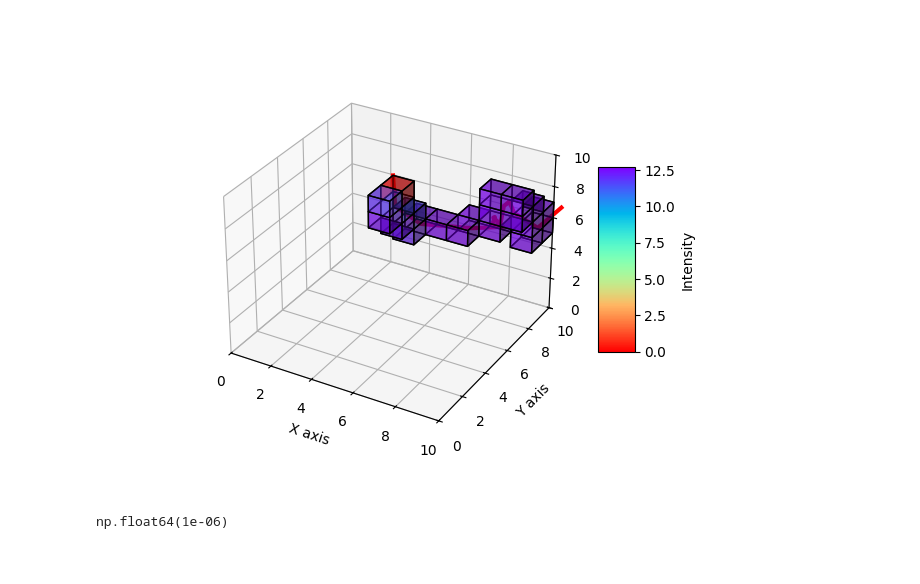
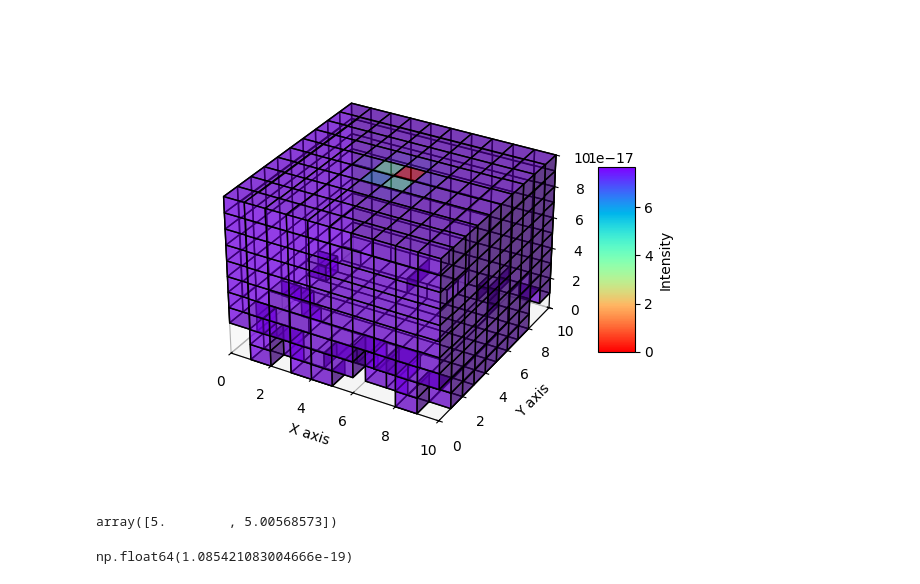
Before and after one commit to Adrian998obs/AtmosphericScattering, a Jupyter notebook: simulation.ipynb, the cells around one changed output. Saved outputs shown, nothing was run; the diff lists cells and outputs as text; code cells hidden in the pictures.

```diff
--- a/simulation.ipynb
+++ b/simulation.ipynb
@@ -178,45 +223,47 @@ class Simulation:
                 photon.energy_loss(tau)
                 photon.move(tau, theta, phi)
 # %%
-N = 1
+
 boxsize = (10, 10, 10)
-x, y, z = boxsize[0]/2, boxsize[1]/2, boxsize[2]-0.001
-initial = (x, y, z)
 
 
-
-photons = [PhotonPacket(initial, 100.0) for _ in range(N)]
+#photons = [PhotonPacket(initial, 100.0) for _ in range(N)]
+star = Star(T = 5800, R = 696.340, D = 1.5e11)
 atm = Atmosphere(boxsize)
-sim = Simulation(atm, photons)
+sim = Simulation(atm, star)
 sim.run()
 # %%
 import matplotlib.cm as cm
 import matplotlib.colors as colors
 
 norm = colors.Normalize(vmin=np.min(atm.source_function), vmax=np.max(atm.source_function))
 facecolors = cm.rainbow(norm(atm.source_function))
 
 plt.figure()
 ax = plt.axes(projection='3d')
 ax.voxels(atm.source_function > 0, facecolors=facecolors, edgecolor='k', alpha=0.5)
 for i in range(N):
     ax.plot(
-        photons[i].trajectory[:,0],
-        photons[i].trajectory[:,1],
-        photons[i].trajectory[:,2],
+        sim.photons[i].trajectory[:,0],
+        sim.photons[i].trajectory[:,1],
+        sim.photons[i].trajectory[:,2],
         color='r', linewidth=3, label='Ray Path'
 )
 ax.set_xlabel('X axis')
 ax.set_ylabel('Y axis')
 ax.set_zlabel('Z axis')
 ax.set_xlim(0, boxsize[0])
 ax.set_ylim(0, boxsize[1])
 ax.set_zlim(0, boxsize[2])
 plt.colorbar(cm.ScalarMappable(norm=norm, cmap='rainbow_r'), ax=ax, shrink=0.5, aspect=5, label='Intensity')
 plt.show()
 # %% [output]
-[figure, old version]
+[figure, new version]
 # %%
-photons[0].energy
+sim.photons[0].trajectory[:,0]
 # %% [output]
-np.float64(1e-06)
+array([5.        , 5.00568573])
+# %%
+sim.photons[0].energy
+# %% [output]
+np.float64(1.085421083004666e-19)
```
Also changed, not shown: parts of 1 cell of this notebook.
